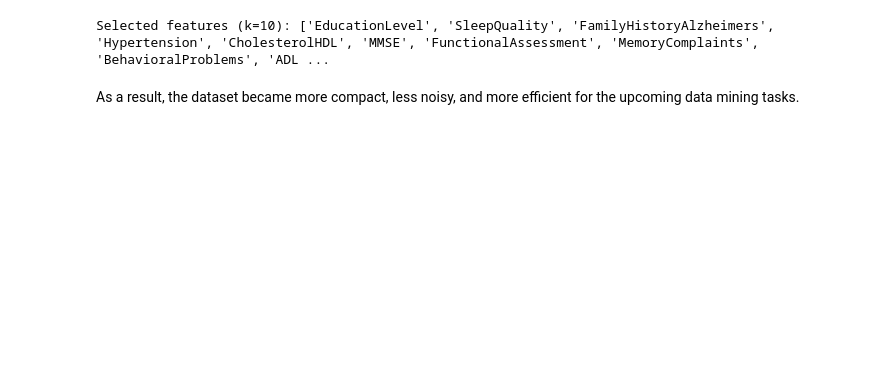
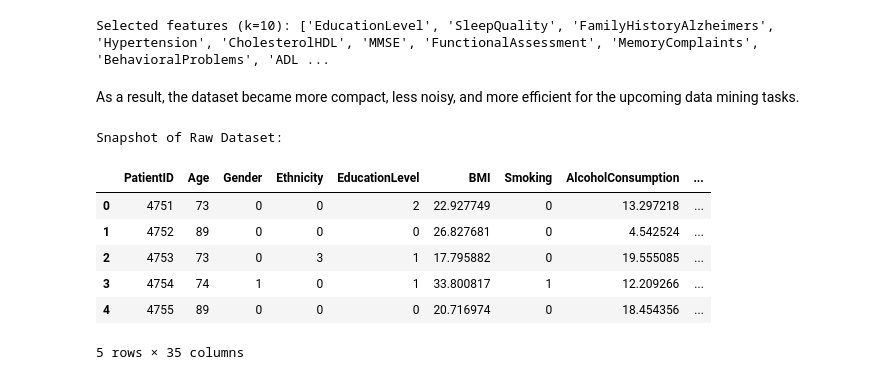
Before and after one commit to shahodi011/IT326-Project, a Jupyter notebook: Reports/Phase2.ipynb, the cells around one changed output. Cells and saved outputs as stored; diff of their text form; code cells hidden in the pictures; blank space fills up the shorter version.

```diff
--- a/Reports/Phase2.ipynb
+++ b/Reports/Phase2.ipynb
@@ -398,3 +304,18 @@ print(f"Selected features (k={k}): {selected_features}")
 Selected features (k=10): ['EducationLevel', 'SleepQuality', 'FamilyHistoryAlzheimers', 'Hypertension', 'CholesterolHDL', 'MMSE', 'FunctionalAssessment', 'MemoryComplaints', 'BehavioralProblems', 'ADL ...
 # %% [markdown]
 As a result, the dataset became more compact, less noisy, and more efficient for the upcoming data mining tasks.
+# %%
+raw_df = df.copy()
+raw_df.to_csv("Raw_dataset.csv", index=False)
+
+print("Snapshot of Raw Dataset:")
+display(raw_df.head())
+# %% [output]
+Snapshot of Raw Dataset:
+|  | PatientID | Age | Gender | Ethnicity | EducationLevel | BMI | Smoking | AlcoholConsumption | ... |
+| 0 | 4751 | 73 | 0 | 0 | 2 | 22.927749 | 0 | 13.297218 | ... |
+| 1 | 4752 | 89 | 0 | 0 | 0 | 26.827681 | 0 | 4.542524 | ... |
+| 2 | 4753 | 73 | 0 | 3 | 1 | 17.795882 | 0 | 19.555085 | ... |
+| 3 | 4754 | 74 | 1 | 0 | 1 | 33.800817 | 1 | 12.209266 | ... |
+| 4 | 4755 | 89 | 0 | 0 | 0 | 20.716974 | 0 | 18.454356 | ... |
+5 rows × 35 columns
```
Also changed, not shown: parts of 32 cells of this notebook.
